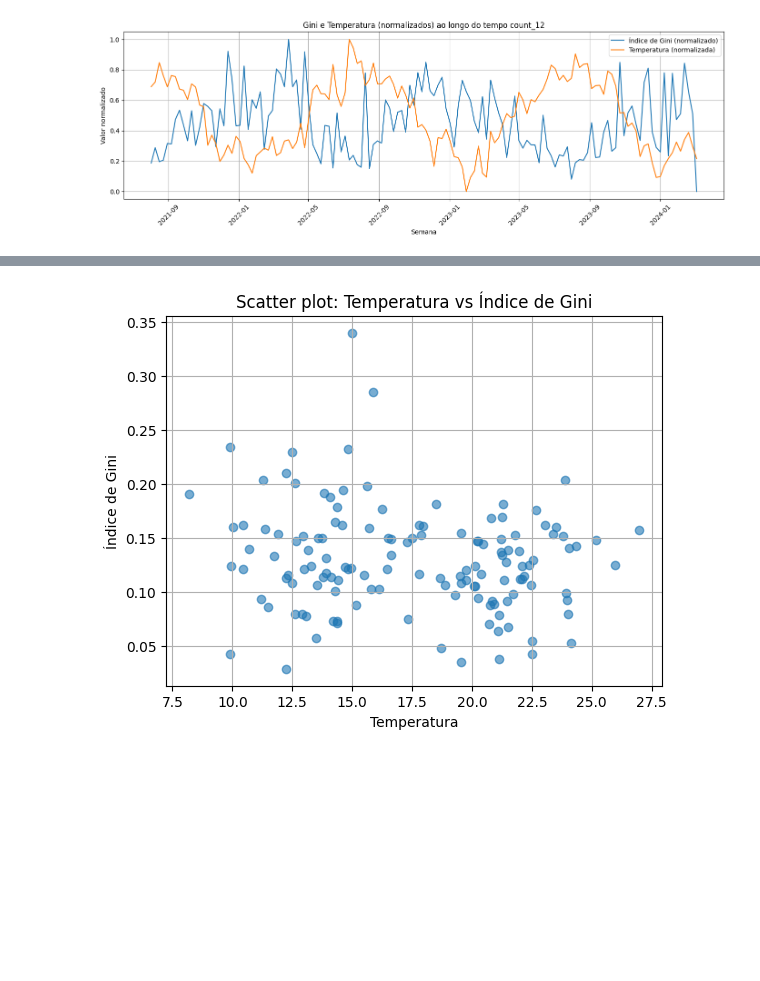
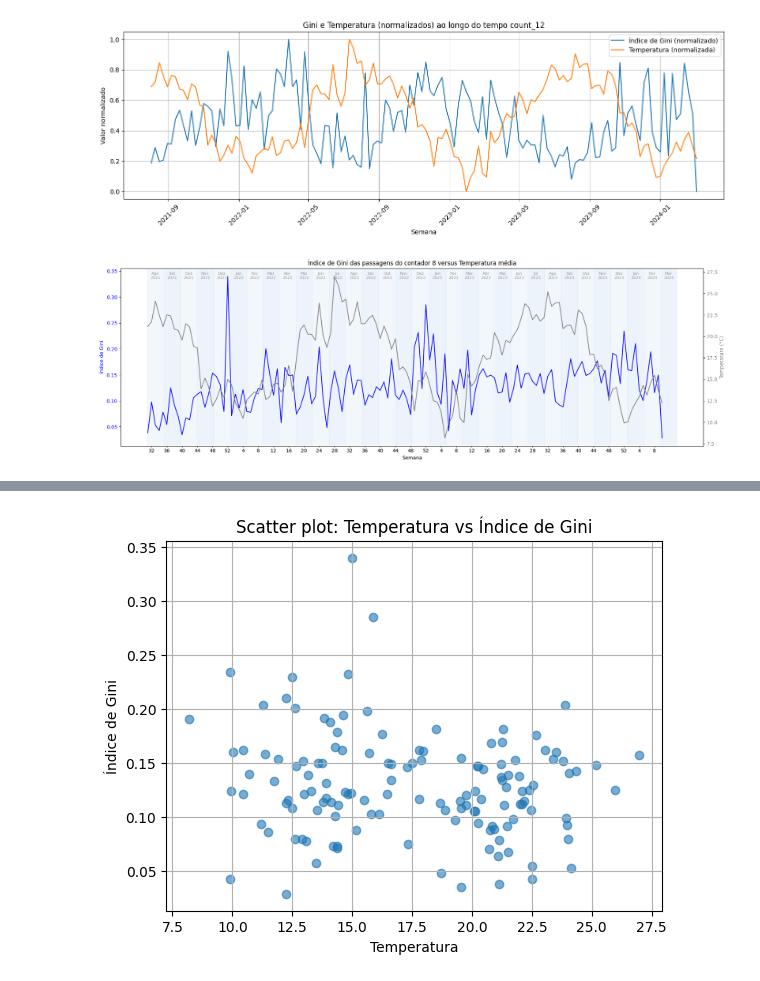
Before and after one commit to joanacarvalheiro/Seasonality, a Jupyter notebook: Global/Gini_meteo.ipynb, the cells around one changed output, grey strips where cells are left out. Cells and saved outputs as stored; diff of their text form; code cells hidden in the pictures; blank space fills up the shorter version.

```diff
--- a/Global/Gini_meteo.ipynb
+++ b/Global/Gini_meteo.ipynb
@@ -171,4 +172,62 @@ plt.tight_layout()
 plt.show()
 # %% [output]
 [figure]
+# %%
+import locale
+# Ordenar por semana para garantir a ordem temporal correta
+locale.setlocale(locale.LC_TIME, 'pt_PT.UTF-8')
+df_sorted_8 = df_merged_count8.sort_values('semana_data')
+df_sorted_8 = df_sorted_8.sort_values('semana_data')
+df_sorted_8['semana_ano'] = df_sorted_8['semana_data'].dt.isocalendar().week
+
+# Criar figura e eixo principal
+fig, ax1 = plt.subplots(figsize=(18, 6))
+plt.grid(False)
+
+# Plotar o índice de Gini no eixo da esquerda
+ax1.plot(df_sorted_8['semana_data'], df_sorted_8['gini'], color='blue', label='Índice de Gini')
+ax1.set_xlabel('Semana')
+ax1.set_ylabel('Índice de Gini', color='blue')
+ax1.tick_params(axis='y', labelcolor='blue')
+
+# Criar segundo eixo Y (compartilhando o eixo X)
+ax2 = ax1.twinx()
+ax2.plot(df_sorted_8['semana_data'], df_sorted_8['temp'], color='grey', label='Temperatura')
+ax2.set_ylabel('Temperatura (°C)', color='grey')
+ax2.tick_params(axis='y', labelcolor='grey')
+
+# Título e layout
+datas = df_sorted_8['semana_data']
+min_data = datas.min()
+max_data = datas.max()
+inicio_sombreado = pd.Timestamp('2021-08-01')
+if min_data > inicio_sombreado:
+    min_data = inicio_sombreado
+
+inicio_mes = pd.date_range(start=min_data, end=max_data, freq='MS')
+
+for i, start in enumerate(inicio_mes):
+    end = start + pd.offsets.MonthEnd(1)
+    cor = (0.5, 0.7, 0.9, 0.1 + 0.05 * (i % 2))  # tons azul pastel alternados
+    ax1.axvspan(start, end, color=cor)
+    #ax1.axvline(start, color='lightgrey', linestyle='--', linewidth=0.5) linhas em cizento entre os meses
+
+        # Nome do mês
+    mid = start + (end - start) / 2
+    nome_mes = f"{start.strftime('%b').capitalize()}\n{start.year}"
+    ax1.text(mid, ax1.get_ylim()[1]*0.98, nome_mes,
+                    ha='center', va='top', fontsize=8, color='gray', alpha=0.8)
+
+semanas_para_ticks = df_sorted_8[df_sorted_8['semana_ano'] % 4 == 0]
+ticks_locs = mdates.date2num(semanas_para_ticks['semana_data'])
+ticks_labels = [str(w) for w in semanas_para_ticks['semana_ano']]
+
+ax1.set_xticks(ticks_locs)
+ax1.set_xticklabels(ticks_labels)
+ax1.tick_params(axis='x', which='major', length=2, width=1)
+plt.title('Índice de Gini das passagens do contador 8 versus Temperatura média')
+fig.tight_layout()
+plt.show()
+# %% [output]
+[figure, added]
 # %%
```
Also changed, not shown: parts of 2 cells of this notebook, 3 other files.
